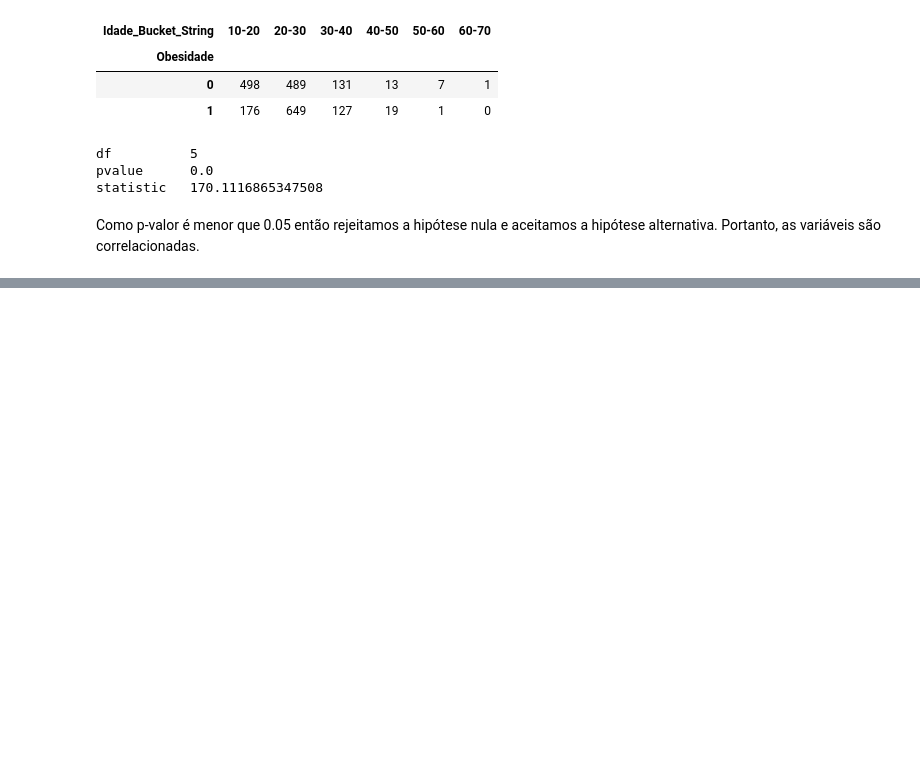
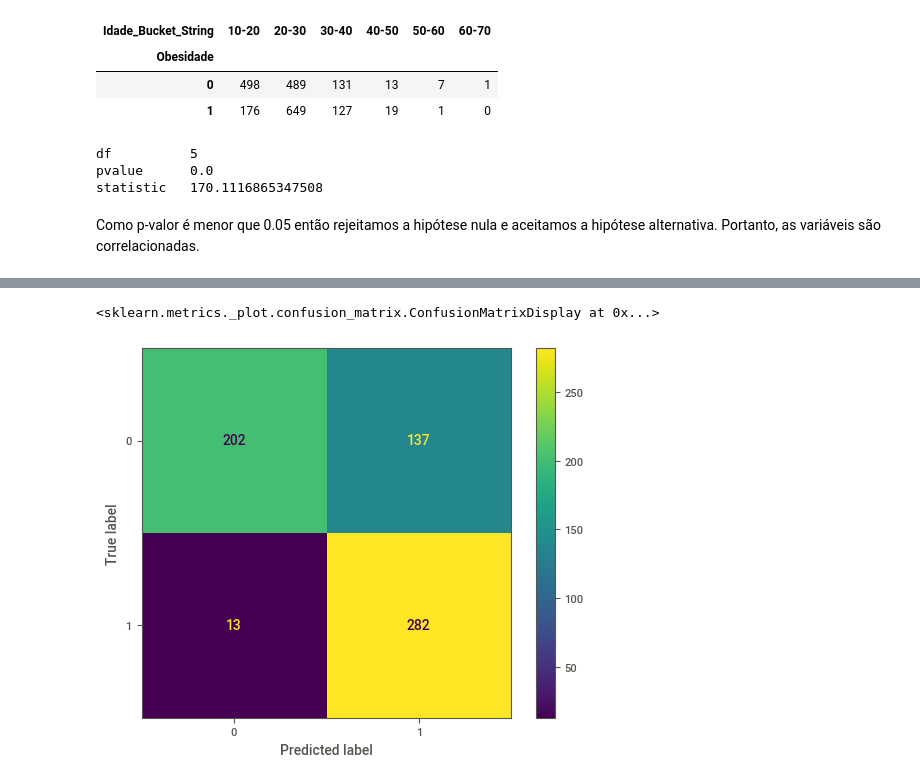
Before and after one commit to angelomedeiros/formacao-ia-classificacao-naive-bayes, a Jupyter notebook: modelo_obesidade.ipynb, the cells around one changed output, grey strips where cells are left out. Saved outputs shown, nothing was run; the diff lists cells and outputs as text; code cells hidden in the pictures; blank space fills up the shorter version.

Commit message:
feat: Treinamento do Modelo - Baseline

```diff
--- a/modelo_obesidade.ipynb
+++ b/modelo_obesidade.ipynb
@@ -198,0 +201,10 @@ sv_obesidade_report.show_notebook()
+# %%
+# Dividir dados de treino e teste
+X = df_obesidade.drop(columns=['Obesidade', 'Idade_Bucket_String', 'Idade'], axis=1)
+y = df_obesidade['Obesidade']
+
+X_train, X_test, y_train, y_test = train_test_split(X, y, test_size=0.3, random_state=51, shuffle=True)
+# %%
+# Treinamento do Modelo
+model_baseline = GaussianNB()
+model_baseline.fit(X_train, y_train)
@@ -198,0 +215,3 @@ sv_obesidade_report.show_notebook()
+# %%
+# Predizer valores do conjunto de testes
+y_pred = model_baseline.predict(X_test)
@@ -198,0 +236,8 @@ sv_obesidade_report.show_notebook()
+# %%
+# Matriz de Confusão
+confusion_matrix_modelo_baseline = confusion_matrix(y_test, y_pred)
+disp_modelo_baseline = ConfusionMatrixDisplay(confusion_matrix_modelo_baseline)
+disp_modelo_baseline.plot()
+# %% [output]
+<sklearn.metrics._plot.confusion_matrix.ConfusionMatrixDisplay at 0x...>
+[figure, added]
```
Also changed, not shown: parts of 5 cells of this notebook.
